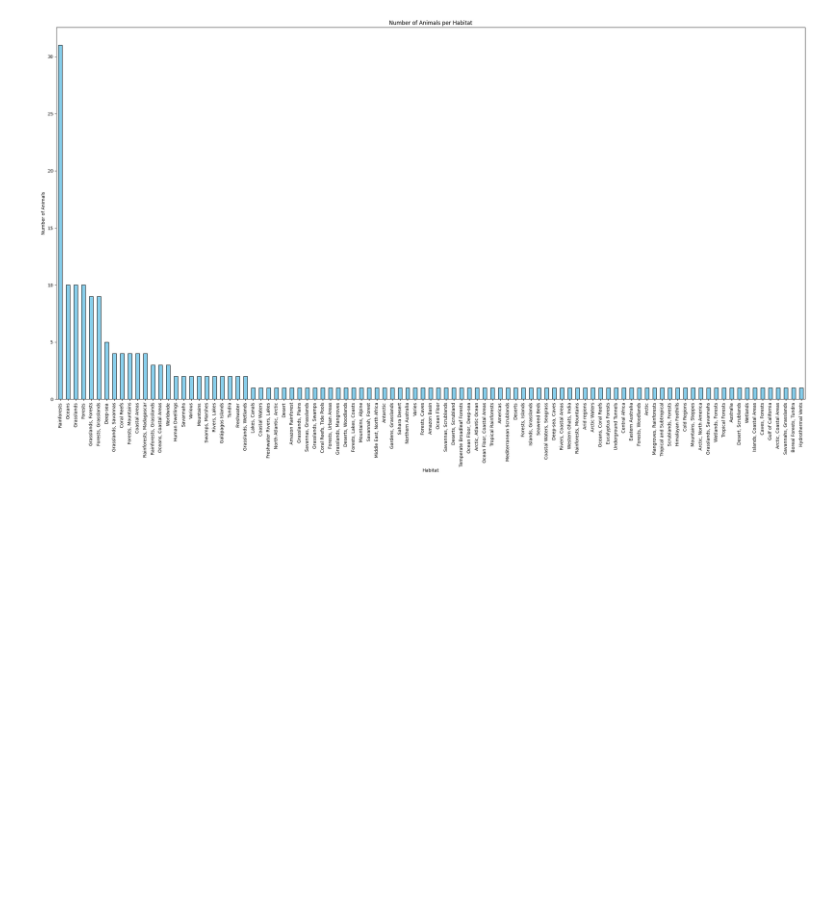
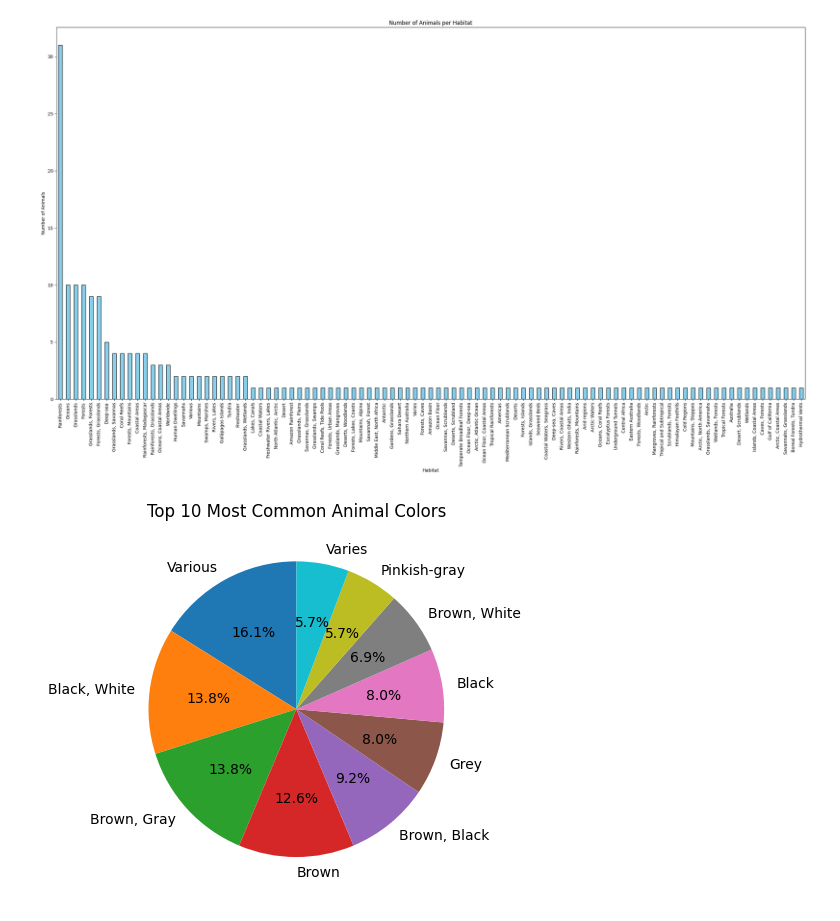
Before and after one commit to build-summer-2025/async-final-project-yellow-Nicolas, a Jupyter notebook: final_project_example.ipynb, the cells around one changed output. Cells and saved outputs as stored; diff of their text form; code cells hidden in the pictures; blank space fills up the shorter version.

Commit message:
graphs added

```diff
--- a/final_project_example.ipynb
+++ b/final_project_example.ipynb
@@ -73,3 +73,14 @@ plt.xticks(rotation=90)  # rotate labels if long
 plt.show()
 # %% [output]
 [figure]
+# %%
+import matplotlib.pyplot as plt
+
+
+top_colors = df["Color"].value_counts().head(10)
+
+plt.pie(top_colors, labels=top_colors.index, autopct="%1.1f%%", startangle=90)
+plt.title("Top 10 Most Common Animal Colors")
+plt.show()
+# %% [output]
+[figure, added]
```
Also changed, not shown: parts of 8 cells of this notebook, 1 other file.
